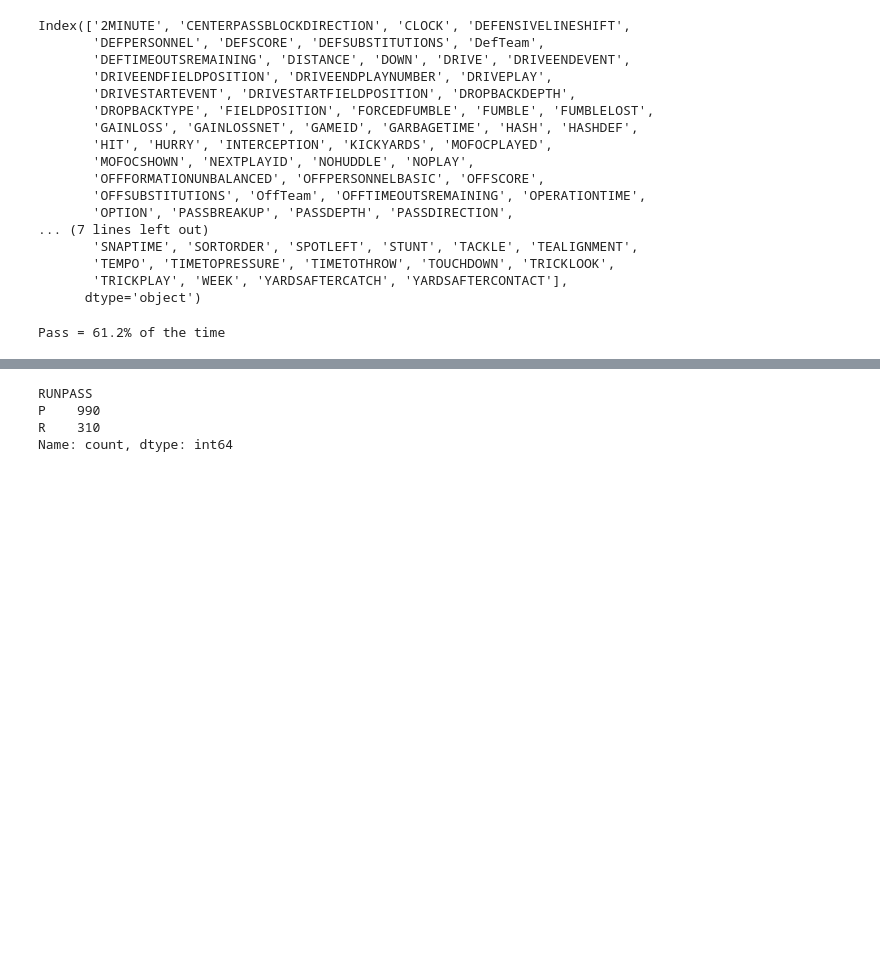
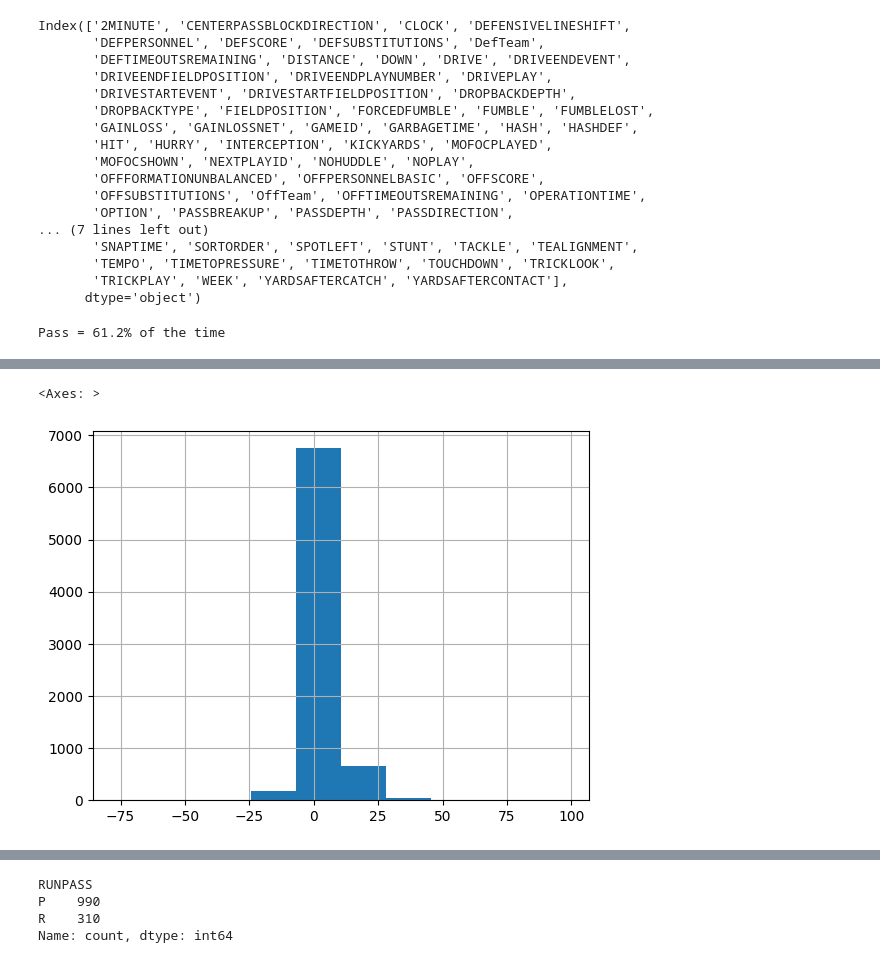
Before and after one commit to scottmaran/run_pass_prediction, a Jupyter notebook: eda.ipynb, the cells around one changed output, grey strips where cells are left out. Cells and saved outputs as stored; diff of their text form; code cells hidden in the pictures; blank space fills up the shorter version.

```diff
--- a/eda.ipynb
+++ b/eda.ipynb
@@ -41,0 +54,5 @@ Pass = 61.2% of the time
+# %%
+data.query("RUNPASS == 'R'").GAINLOSSNET.hist()
+# %% [output]
+<Axes: >
+[figure, added]
```
Also changed, not shown: parts of 7 cells of this notebook, 10 other files.
